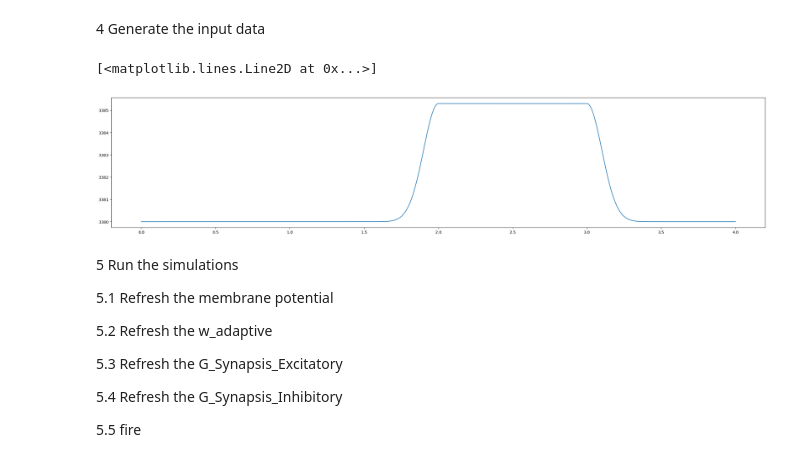
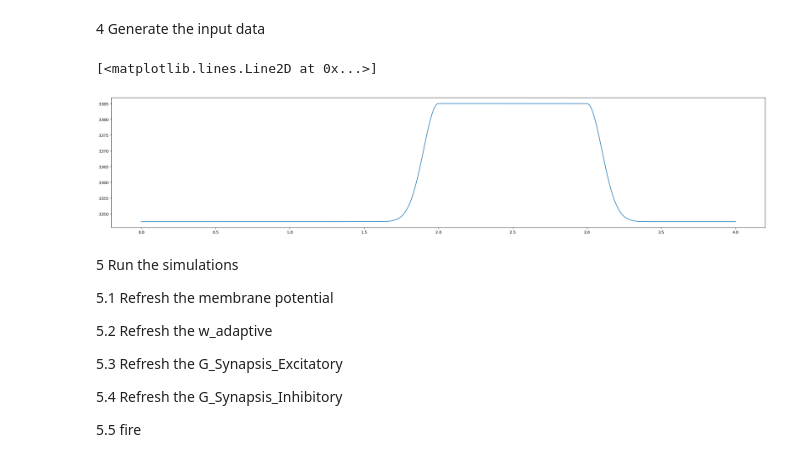
Before and after one commit to RogersSccot/17_BBQ, a Jupyter notebook: Seizure_Ref/My_AdEx_Network_Plot/My_AdEx_Network_2_10_New_Total.ipynb, the cells around one changed output. Drawn from its saved outputs; the diff is of its cells as text; code cells hidden in the pictures.

```diff
--- a/Seizure_Ref/My_AdEx_Network_Plot/My_AdEx_Network_2_10_New_Total.ipynb
+++ b/Seizure_Ref/My_AdEx_Network_Plot/My_AdEx_Network_2_10_New_Total.ipynb
@@ -215,33 +212,33 @@ for neuron_front in P2_Group:
 # %% [markdown]
 4 Generate the input data
 # %%
-AmpStim=3385.3  #80. #92.
+AmpStim=3385  #80. #92.
 plat = 1000
 def heaviside(x):
     return 0.5 * (1 + np.sign(x))
 def input_rate(t, t1_exc, tau1_exc, tau2_exc, ampl_exc, plateau):
     # t1_exc=10. # time of the maximum of external stimulation
     # tau1_exc=20. # first time constant of perturbation = rising time
     # tau2_exc=50. # decaying time
     # ampl_exc=20. # amplitude of excitation
     inp = ampl_exc * (np.exp(-(t - t1_exc) ** 2 / (2. * tau1_exc ** 2)) * heaviside(-(t - t1_exc)) +
                       heaviside(-(t - (t1_exc+plateau))) * heaviside(t - t1_exc) +
                       np.exp(-(t - (t1_exc+plateau)) ** 2 / (2. * tau2_exc ** 2)) * heaviside(t - (t1_exc+plateau)))
     return inp
 # 创建仿真时间序列
 t2 = np.arange(0, 1000*TotTime, 1000*dt)
 test_input = []
 # 输入的噪声强度
 TauP=100
-rest=3380
+rest=3347.5
 # 将时间点，噪声，输入刺激，输入刺激的平台期产生对应时间的脉冲
 for ji in t2:
     test_input.append(rest+input_rate(ji, 2000., TauP, TauP, AmpStim-rest, plat))
 plt.figure(figsize=(30,6))
 plt.plot(time_sim, test_input)
 # %% [output]
 [<matplotlib.lines.Line2D at 0x...>]
-[figure, old version]
+[figure, new version]
 # %% [markdown]
 5 Run the simulations
 
```
Also changed, not shown: parts of 3 cells of this notebook, 13 other files.
